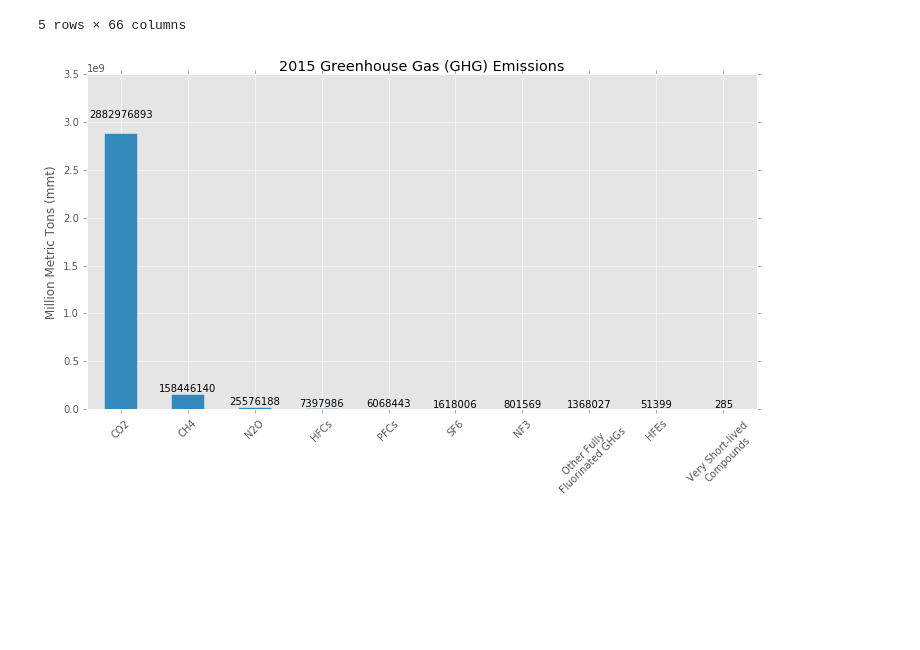
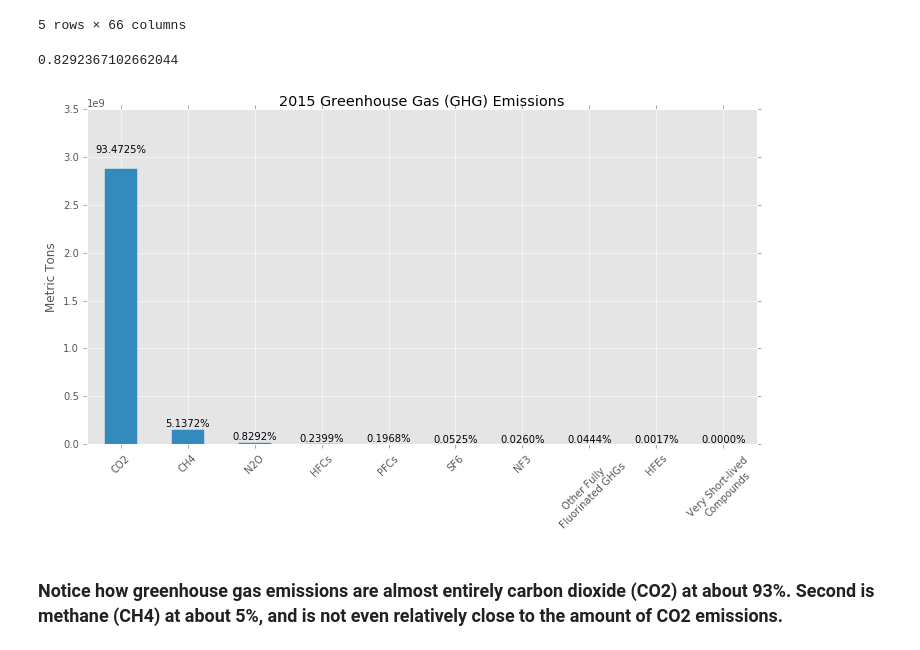
Before and after one commit to mbhatti29/CSC-Project, a Jupyter notebook: Exploratory Data/GHG-Emissions.ipynb, the cells around one changed output. Drawn from its saved outputs; the diff is of its cells as text; code cells hidden in the pictures; blank space fills up the shorter version.

```diff
--- a/Exploratory Data/GHG-Emissions.ipynb
+++ b/Exploratory Data/GHG-Emissions.ipynb
@@ -56,24 +56,35 @@ other = total_emissions('Other Fully Fluorinated GHG emissions')
 hfe = total_emissions('HFE emissions')
 
 vslc = total_emissions('Very Short-lived Compounds emissions')
+# %%
+data = [co2, ch4, n2o, hfc, pfc, sf6, nf3, other, hfe, vslc]
+total = sum(data)
+
+co2_per = (data[2] / total) * 100
+co2_per
+# %% [output]
+0.8292367102662044
 # %%
 data = [co2, ch4, n2o, hfc, pfc, sf6, nf3, other, hfe, vslc]
+total = sum(data)
 ind = np.arange(len(data))
 width = 0.5
 
 fig, ax = plt.subplots(figsize=(12, 6))
 chart = ax.bar(ind + 0.25, data, width)
 
 ax.set_title('2015 Greenhouse Gas (GHG) Emissions')
 ax.set_xticks(ind + width)
 ax.set_xticklabels(['CO2', 'CH4', 'N2O', 'HFCs', 'PFCs', 'SF6', 'NF3', 'Other Fully \nFluorinated GHGs', 'HFEs', 'Very Short-lived \nCompounds'], rotation=45)
-ax.set_ylabel('Million Metric Tons (mmt)')
+ax.set_ylabel('Metric Tons')
 ax.set_ylim([0, 3.5e9])
 
 for bar in chart:
-    height = bar.get_height()
-    ax.text(bar.get_x() + bar.get_width() / 2., 1.05*height, '%d' % int(height), ha='center', va='bottom')
+    percent = (bar.get_height() / total) * 100.0
+    ax.text(bar.get_x() + bar.get_width() / 2., 1.05*bar.get_height(), '%0.4f' % percent + '%', ha='center', va='bottom')
 
 plt.show()
 # %% [output]
-[figure, old version]
+[figure, new version]
+# %% [markdown]
+### Notice how greenhouse gas emissions are almost entirely carbon dioxide (CO2) at about 93%. Second is methane (CH4) at about 5%, and is not even relatively close to the amount of CO2 emissions.
```
